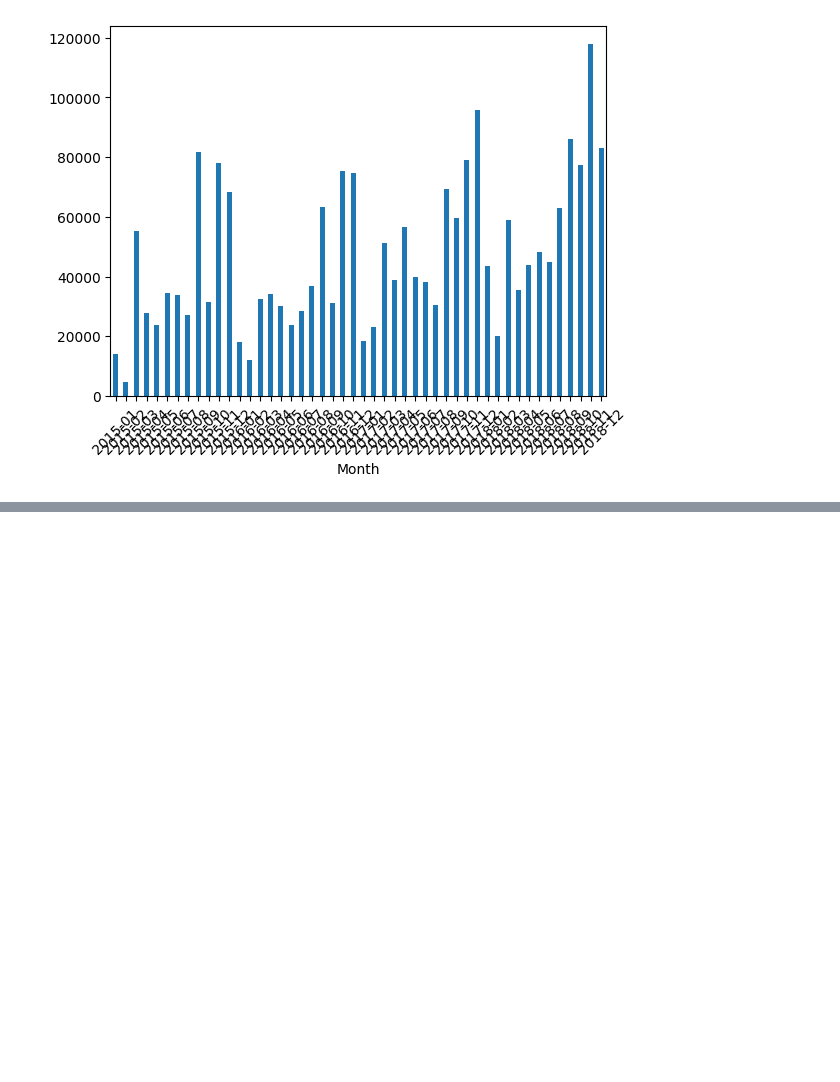
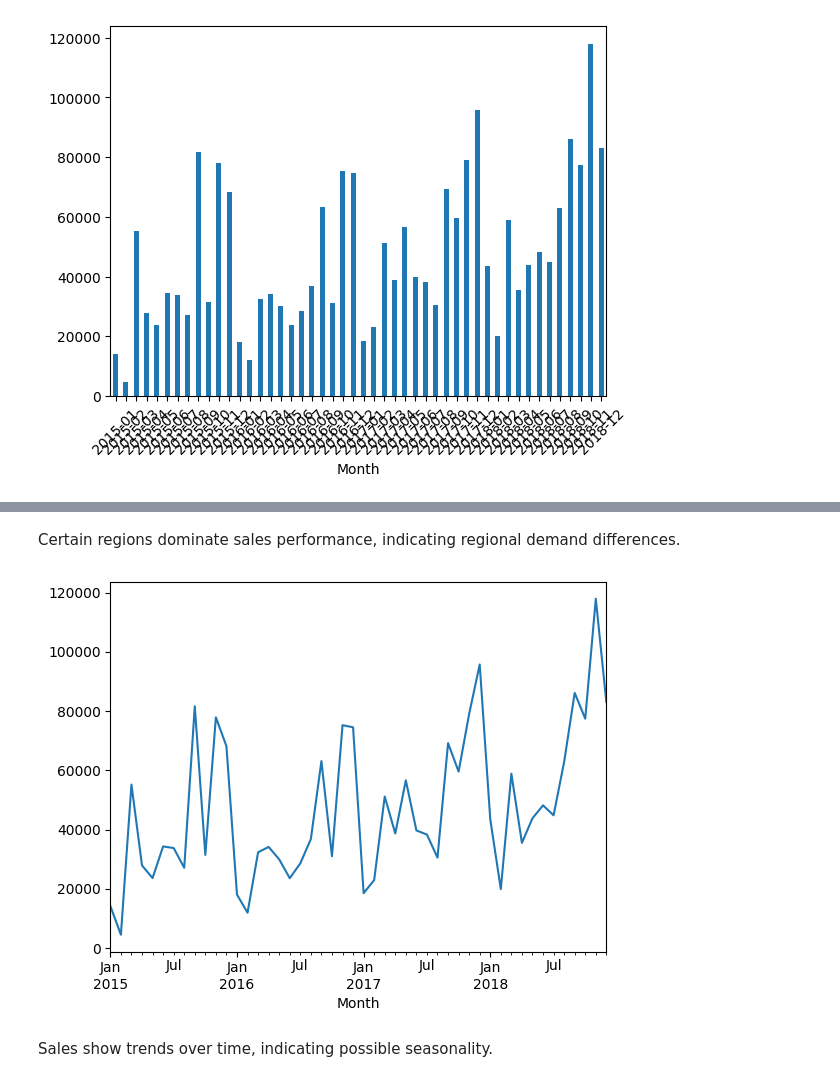
Before and after one commit to Shwetha-Francis/retailsight, a Jupyter notebook: notebook/retailsight_analysis.ipynb, the cells around one changed output, grey strips where cells are left out. Cells and saved outputs as stored; diff of their text form; code cells hidden in the pictures; blank space fills up the shorter version.

```diff
--- a/notebook/retailsight_analysis.ipynb
+++ b/notebook/retailsight_analysis.ipynb
@@ -44,0 +59,10 @@ plt.show()
+# %% [markdown]
+Certain regions dominate sales performance, indicating regional demand differences.
+# %%
+monthly_sales = df.groupby('Month')['Sales'].sum()
+monthly_sales.plot()
+plt.show()
+# %% [output]
+[figure, added]
+# %% [markdown]
+Sales show trends over time, indicating possible seasonality.
```
Also changed, not shown: parts of 11 cells of this notebook, 2 other files.
